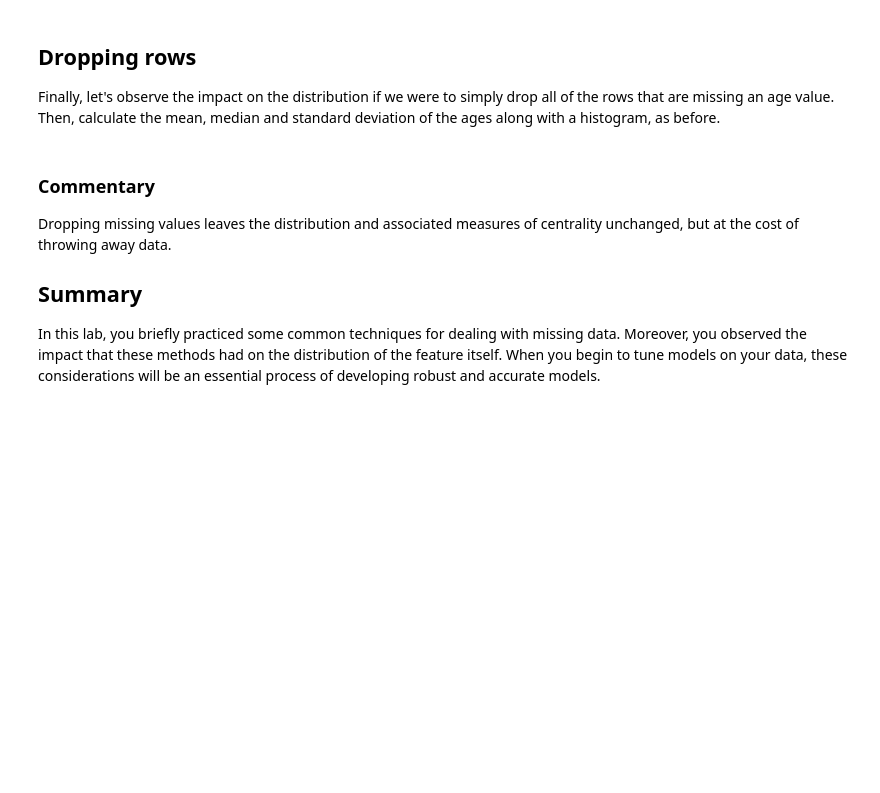
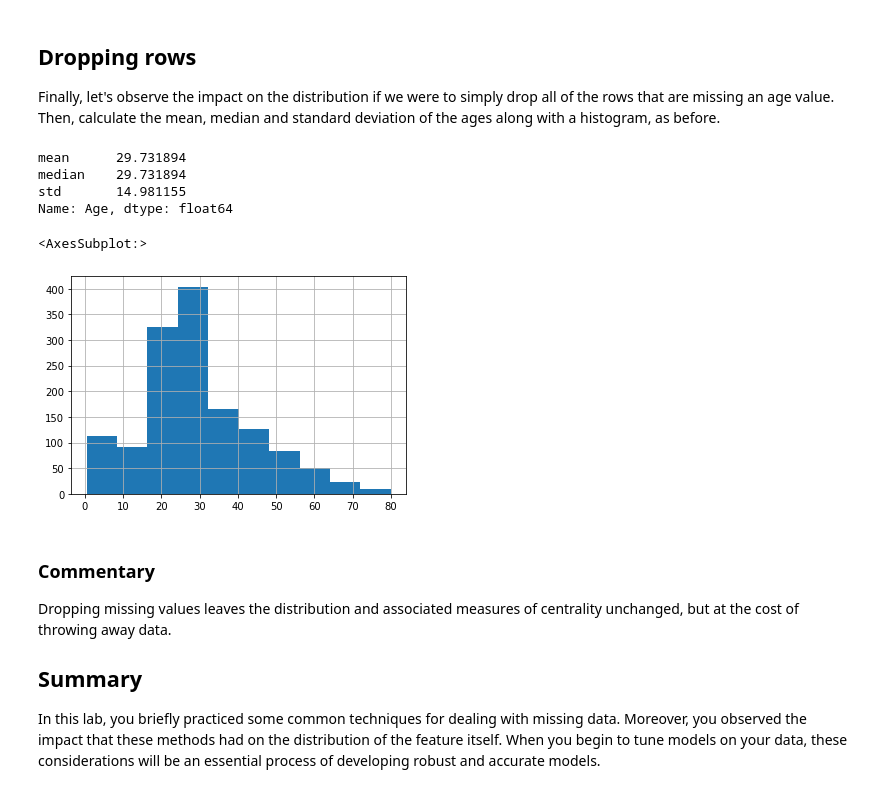
Before and after one commit to jhancarlo-veras/dsc-more-on-missing-data-lab, a Jupyter notebook: index.ipynb, the cells around one changed output. Drawn from its saved outputs; the diff is of its cells as text; code cells hidden in the pictures; blank space fills up the shorter version.

```diff
--- a/index.ipynb
+++ b/index.ipynb
@@ -108,3 +127,19 @@ Finally, let's observe the impact on the distribution if we were to simply drop
+# %%
+# Your code here
+#df["Age"] = df['Age'].dropna(df['Age'])
+#print(df['Age'].apply(['mean','median','std']))
+#df['Age'].hist()
+
+age_na_dropped = df[~df['Age'].isnull()]['Age']
+print(age_na_dropped.apply(['mean', 'median', 'std']))
+age_na_dropped.hist()
+# %% [output]
+mean      29.731894
+median    29.731894
+std       14.981155
+Name: Age, dtype: float64
+<AxesSubplot:>
+[figure, added]
 # %% [markdown]
 ### Commentary
 
```
Also changed, not shown: parts of 5 cells of this notebook.
